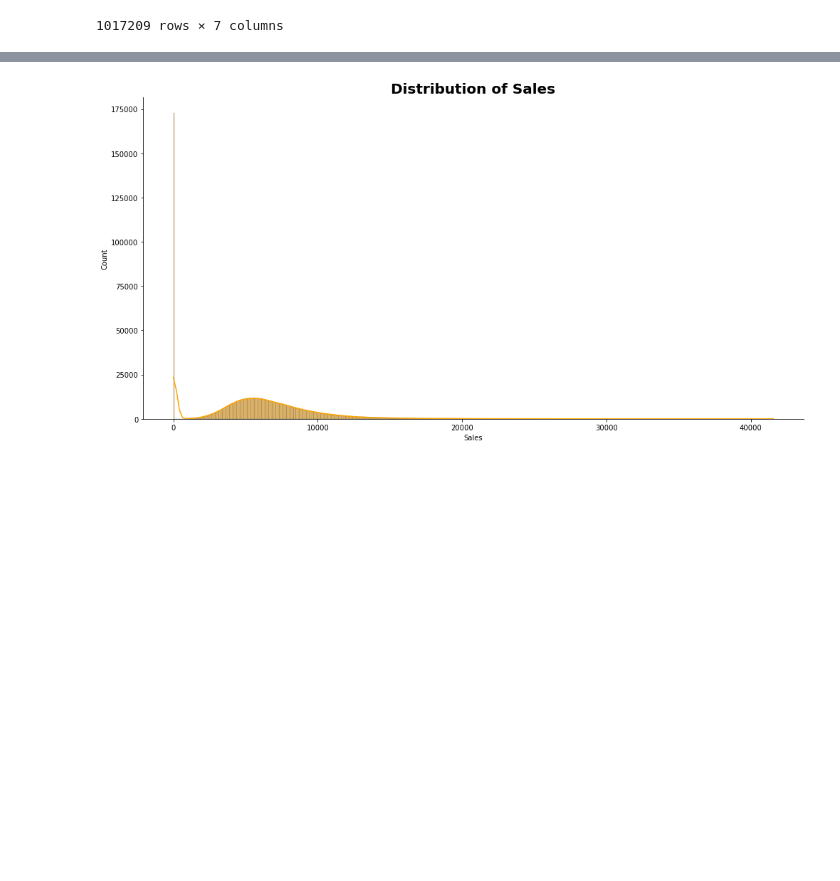
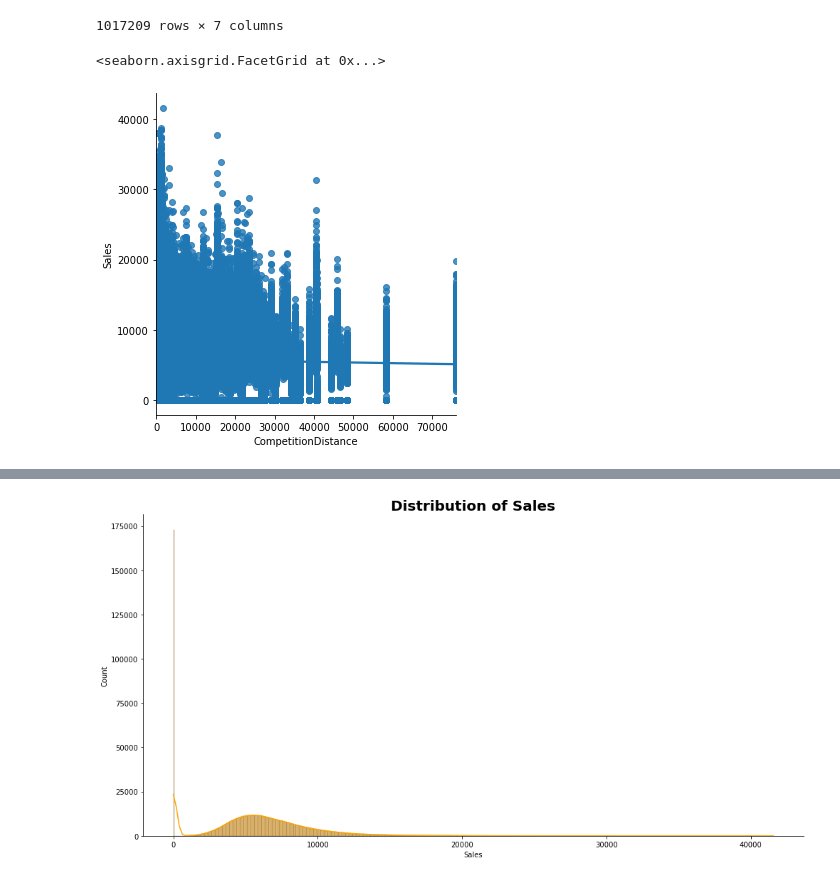
Before and after one commit to AmonKi/sales-prediction, a Jupyter notebook: Data Exploration.ipynb, the cells around one changed output, grey strips where cells are left out. Cells and saved outputs as stored; diff of their text form; code cells hidden in the pictures; blank space fills up the shorter version.

```diff
--- a/Data Exploration.ipynb
+++ b/Data Exploration.ipynb
@@ -196,3 +196,8 @@ merged[["Date","Year","Month","Day","Week","Quarter","Season"]]
 | 1017207 | 2013-01-02 | 2013 | 1 | 2 | 1 | 1 | winter |
 | 1017208 | 2013-01-01 | 2013 | 1 | 1 | 1 | 1 | winter |
 1017209 rows × 7 columns
+# %%
+sns.lmplot(x='CompetitionDistance',y='Sales',data = merged)
+# %% [output]
+<seaborn.axisgrid.FacetGrid at 0x...>
+[figure, added]
```
Also changed, not shown: parts of 3 cells of this notebook, 3 other files.
